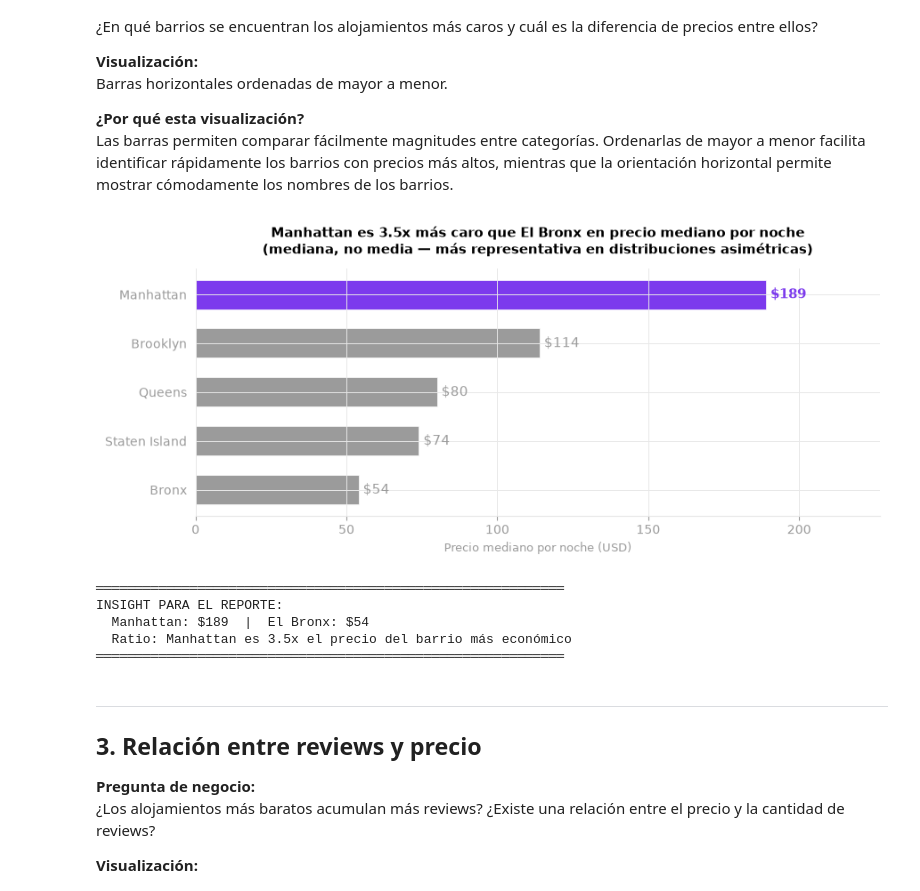
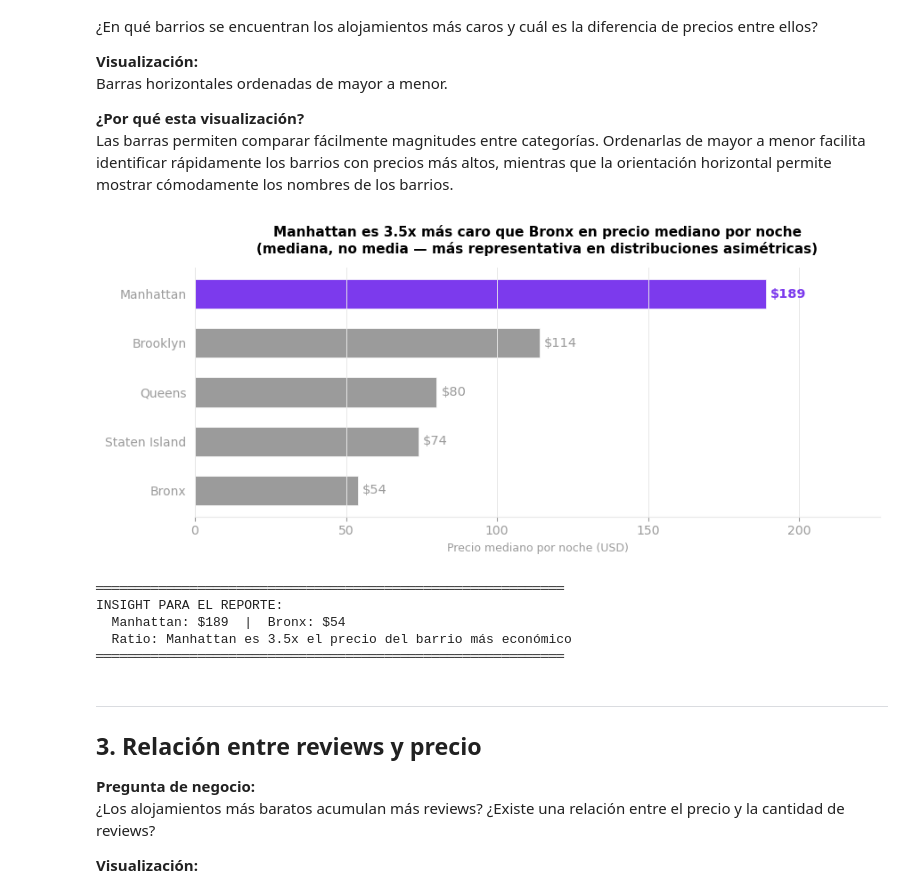
Before and after one commit to JJva-06/airbnb-nyc-data-analysis, a Jupyter notebook: notebooks/analysis.ipynb, the cells around one changed output. Drawn from its saved outputs; the diff is of its cells as text; code cells hidden in the pictures.

```diff
--- a/notebooks/analysis.ipynb
+++ b/notebooks/analysis.ipynb
@@ -37,8 +36,8 @@ Paleta: ACENTO (destacar) | TEAL (segunda serie) | GRIS (contexto) | ALERTA (pro
 # %%
-# Dataset: Airbnb NYC — Inside Airbnb (fuente pública)
-URL = '../data/airbnb_nyc_2024.csv'
-print('Descargando dataset Airbnb NYC...')
-df = pd.read_csv(URL)
+# Dataset: Airbnb NYC 2024 (CSV local)
+DATA_PATH = '../data/airbnb_nyc_2024.csv'
+print('Cargando dataset Airbnb NYC...')
+df = pd.read_csv(DATA_PATH)
 
 # Limpieza básica (siempre documentada)
 df_clean = df[(df['price'] > 10) & (df['price'] < 1500)].copy()
@@ -134,46 +132,48 @@ Las barras permiten comparar fácilmente magnitudes entre categorías. Ordenarla
 # %%
 precios = (df_clean.groupby('neighbourhood_group')['price']
                    .median()
-                   .sort_values(ascending=True))  # ascending=True para barh ordenado de mayor a menor
+                   .sort_values(ascending=True))  # ascending=True: barh dibuja de abajo hacia arriba → el mayor queda arriba
 
 fig, ax = plt.subplots(figsize=(9, 4))
 
 colors = [ACENTO if v == precios.max() else GRIS for v in precios.values]
 bars = ax.barh(precios.index, precios.values, color=colors, edgecolor='white', linewidth=0.5, height=0.6)
 
 for bar, val in zip(bars, precios.values):
     ax.text(val + 1.5, bar.get_y() + bar.get_height()/2,
             f'${val:.0f}', va='center', fontsize=10.5,
             color=ACENTO if val == precios.max() else GRIS,
             fontweight='bold' if val == precios.max() else 'normal')
 
 ax.set_xlim(0, precios.max() * 1.2)
+ax.grid(axis='y', visible=False)
 ax.spines['left'].set_visible(False)
 ax.spines['bottom'].set_color('#E8E8E8')
 ax.tick_params(left=False, colors=GRIS)
 ax.set_xlabel('Precio mediano por noche (USD)', color=GRIS, fontsize=9)
 
 ratio = precios.max() / precios.min()
+caro, barato = precios.idxmax(), precios.idxmin()
 ax.set_title(
-    f'Manhattan es {ratio:.1f}x más caro que El Bronx en precio mediano por noche\n'
+    f'{caro} es {ratio:.1f}x más caro que {barato} en precio mediano por noche\n'
     f'(mediana, no media — más representativa en distribuciones asimétricas)',
     fontsize=11, fontweight='bold'
 )
 
 plt.tight_layout()
 plt.savefig('../outputs/figures/viz2_ranking_barrios.png', dpi=150, bbox_inches='tight')
 plt.show()
 
 print('═'*60)
 print('INSIGHT PARA EL REPORTE:')
-print(f'  Manhattan: ${precios.max():.0f}  |  El Bronx: ${precios.min():.0f}')
+print(f'  {caro}: ${precios.max():.0f}  |  {barato}: ${precios.min():.0f}')
 print(f'  Ratio: Manhattan es {ratio:.1f}x el precio del barrio más económico')
 print('═'*60)
 # %% [output]
-[figure, old version]
+[figure, new version]
 ════════════════════════════════════════════════════════════
 INSIGHT PARA EL REPORTE:
-  Manhattan: $189  |  El Bronx: $54
+  Manhattan: $189  |  Bronx: $54
   Ratio: Manhattan es 3.5x el precio del barrio más económico
 ════════════════════════════════════════════════════════════
 # %% [markdown]
```
Also changed, not shown: parts of 6 cells of this notebook, 7 other files.
